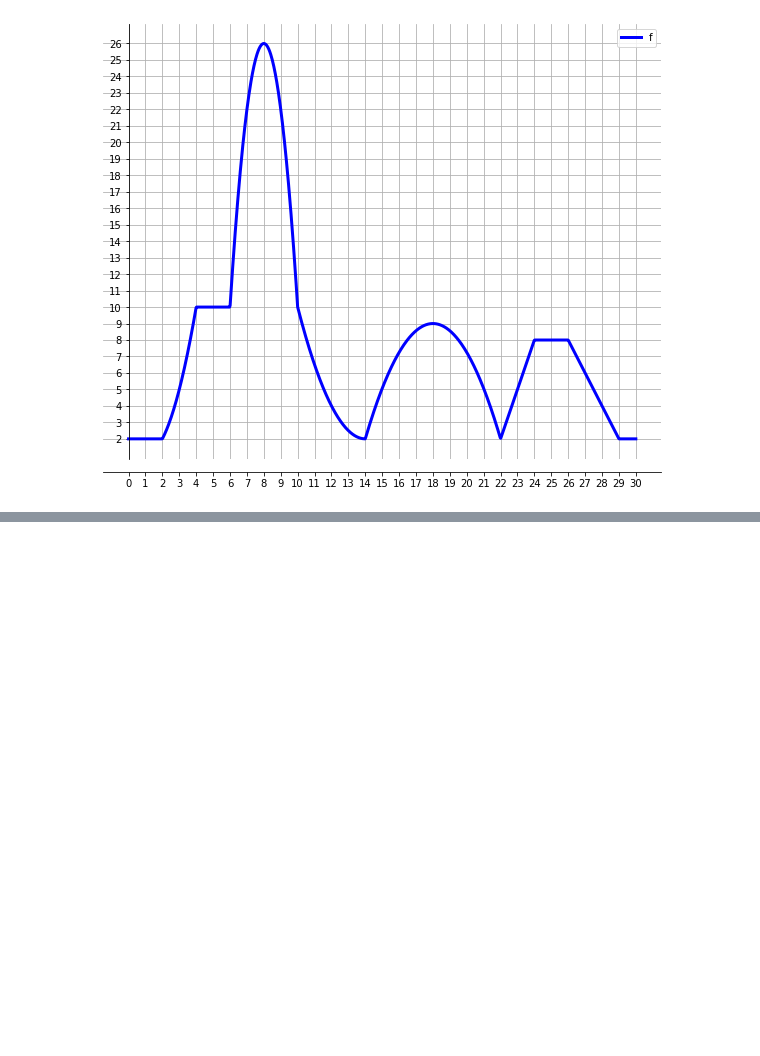
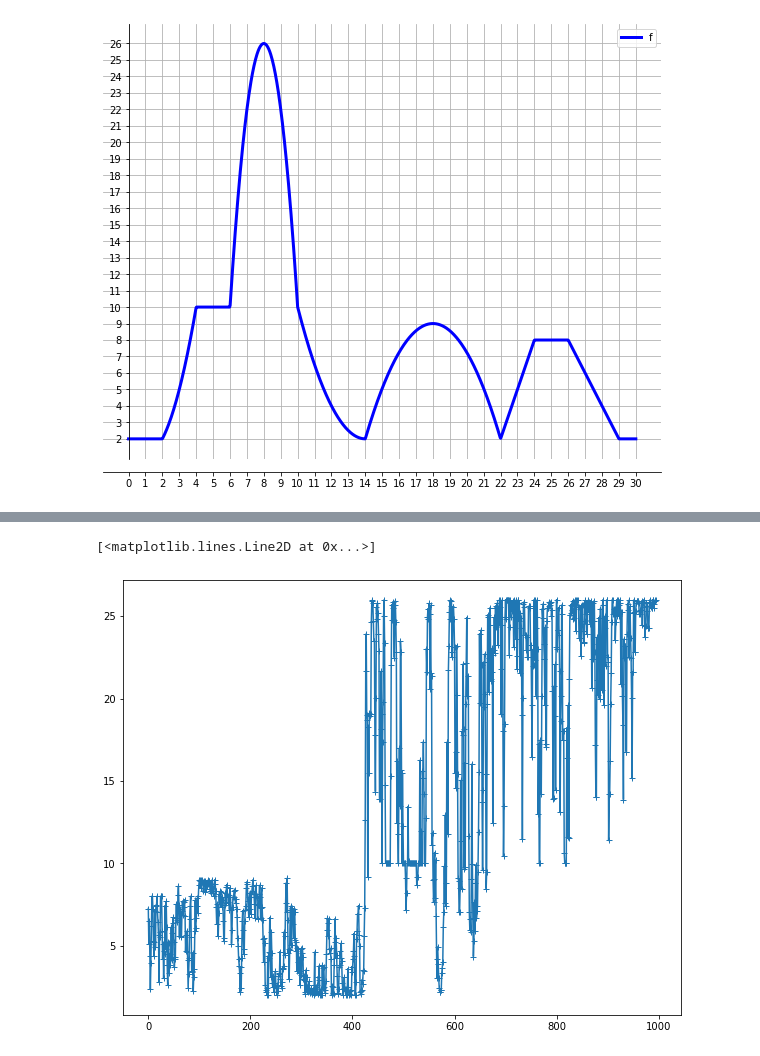
Before and after one commit to CS581/CS581-S21, a Jupyter notebook: notebooks/Assignment 1.ipynb, the cells around one changed output, grey strips where cells are left out. Saved outputs shown, nothing was run; the diff lists cells and outputs as text; code cells hidden in the pictures; blank space fills up the shorter version.

```diff
--- a/notebooks/Assignment 1.ipynb
+++ b/notebooks/Assignment 1.ipynb
@@ -169,0 +198,5 @@ plt.plot(range(len(curr_fvalues)), curr_fvalues, marker='+')
+# %%
+plt.plot(range(len(curr_fvalues)), curr_fvalues, marker='+')
+# %% [output]
+[<matplotlib.lines.Line2D at 0x...>]
+[figure, added]
```
Also changed, not shown: parts of 14 cells of this notebook.
